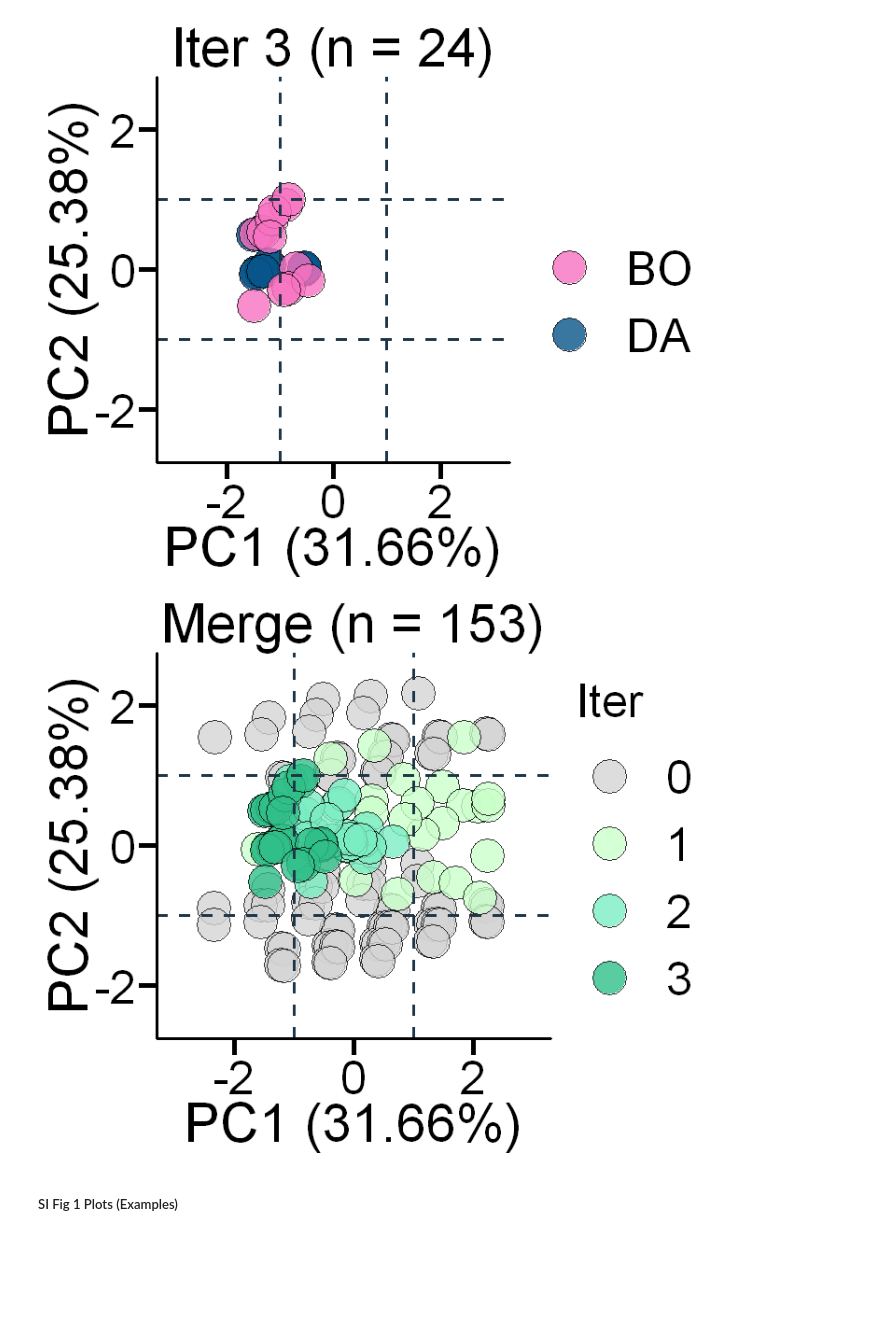
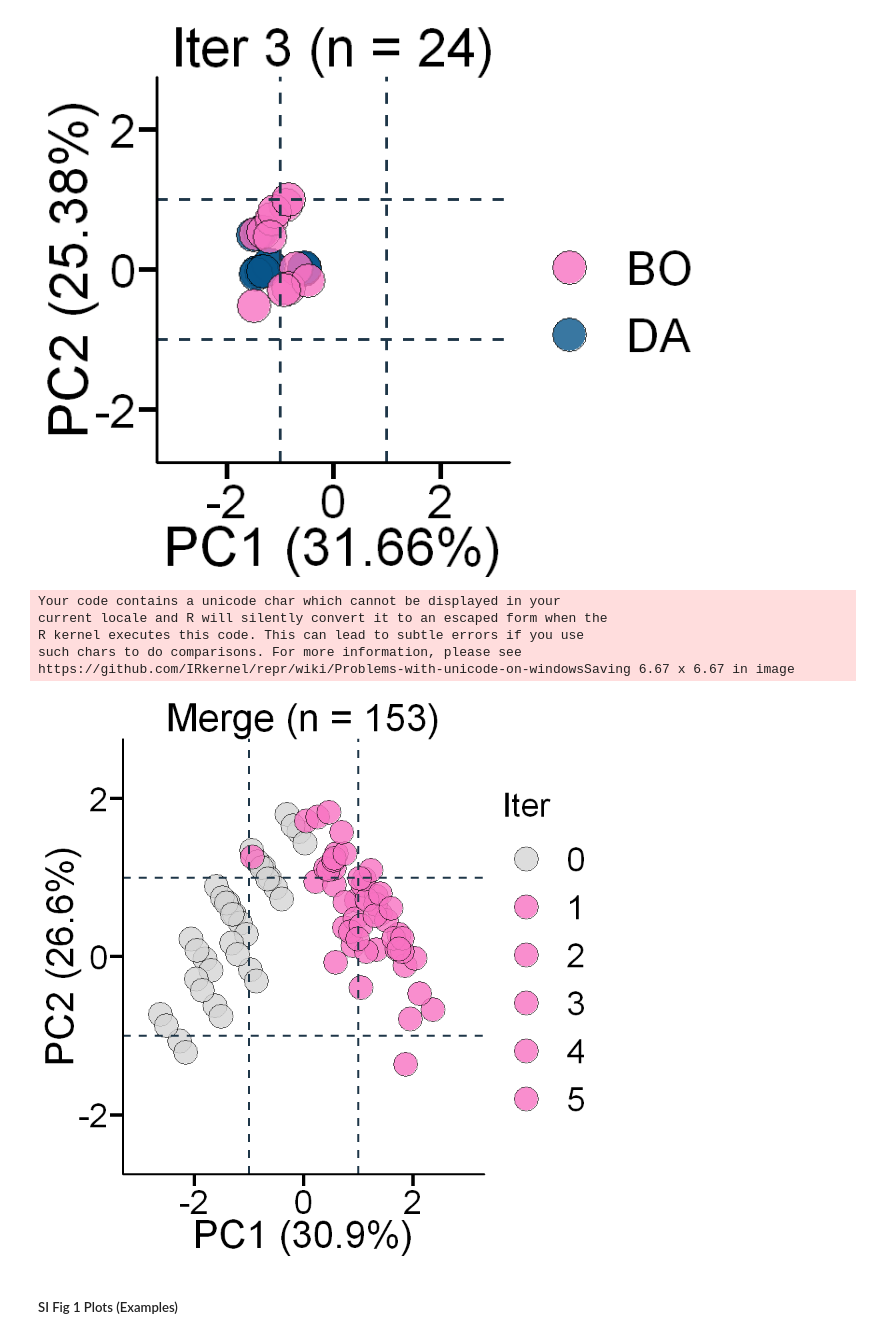
Before and after one commit to MaoResearchGroup/falcon-lnp-optimization, a Jupyter notebook: notebooks/plot_PCA.ipynb, the cells around one changed output. Cells and saved outputs as stored; diff of their text form; code cells hidden in the pictures; blank space fills up the shorter version.

```diff
--- a/notebooks/plot_PCA.ipynb
+++ b/notebooks/plot_PCA.ipynb
@@ -10,11 +10,11 @@ plot_PCA notebook
 #Name of the csv file, used to extract composition data
 # DATASET_NAME = 'Normalized_RAMOS_Single_Objective_3ITER_DSPC_DlinMC3CMA'  # fig 2 composition dataset
 # DATASET_NAME = 'Fig3_PCA_Convergence_Compositions' # fig 3 composition dataset
-DATASET_NAME = 'SuppFig1_PCA_Acquisition_Stability'  # SI Fig 1 PCA dataset
+DATASET_NAME = 'PCA_RAMOS_HEGP2_FALCON_Dataset'  # SI Fig 1 PCA dataset
 # DATASET_NAME = 'Normalized_RAMOS_C2C12_DC24_3T3_Quad_Objective_3ITER_18PG_SM102'  # SI Fig 13 composition dataset
 
-RUN_NAME = "PCA_Analysis_Plots" #for saving generated plots
-cell_type = 'RAMOS' # only needed if you want to shade by LnRLU
+RUN_NAME = "RAMOS_HEPG2_PCA" #for saving generated plots
+cell_type = 'Diff' # only needed if you want to shade by LnRLU
 #cell_type = 'Selectivity' # only needed if you want to shade by LnRLU
 # %% [markdown]
 ### Configuration ###
@@ -65,6 +71,6 @@ head(data)
 # %%
 # Run PCA on the dataset, keeping only the first two principal components
-selected_cols <- c("NP_ratio", "HL_IL.HL", "IL.HL", "PEG_PEG.Chol")
+selected_cols <- c("NP_ratio", "HL_.IL.HL.", "X.IL.HL.", "PEG_.Chol.PEG.")
 
 pca <- prcomp(data[, selected_cols], center = TRUE, scale. = TRUE)
 summary(pca) # Summarizes importance of the principal components
@@ -75,10 +81,12 @@ pca_data <- data.frame(pca$x)
 # Combine with the species data for plotting
 pca_data$Iter <- data$Iter
 pca_data$Opt_Method <- data$Opt_Method
-RLU_col <- paste0("LnRLU_", cell_type)
+RLU_col <- paste0("nLogRLU_", cell_type)
 pca_data$RLU <- data[[RLU_col]]
 pca_data$Cell_Target <- data$Cell_Target
 pca_data$Formula_label <- data$Formula_label
+
+print(head(pca_data))
 # %% [output]
 Importance of components:
                           PC1    PC2    PC3    PC4
@@ -229,36 +445,55 @@ print(p_pca)
 Saving 6.67 x 6.67 in image
 [figure]
 # %%
+#exclude rows with Opt_Method == 'i-optimal'
+filtered_pca_data <- pca_data[pca_data$Opt_Method != 'i-optimal', ]
+#exclude rows with Opt_Method == 'i-optimal_minCT'
+filtered_pca_data <- filtered_pca_data[filtered_pca_data$Opt_Method != 'i-optimal_minCT', ]
+
 #Plot Merge
-custom_colors <- c("0" = "#d4d4d4", "1" = "#caffca", "2" = "#7bedc3", "3" = "#30bf89")
+custom_colors <- c("0" = "#d4d4d4", "1" = "#f872c2", "2" = "#f872c2", "3" = "#f872c2", "4" = "#f872c2","5" = "#f872c2")
 
-p_pca <- ggplot(pca_data, aes(x = PC1, y = PC2, fill = as.factor(Iter))) +
+p_pca <- ggplot(filtered_pca_data, aes(x = PC1, y = PC2, fill = as.factor(Iter))) +
   geom_point(shape = 21, color = "black", stroke = 0.5, alpha = 0.8, size = 10) +  # Black border
   # Adding horizontal dashed lines
   geom_hline(yintercept = c(-1, 1), linetype = "dashed", color = "#1e3648", size = 1) +
   # Adding vertical dashed lines
   geom_vline(xintercept = c(-1, 1), linetype = "dashed", color = "#1e3648", size = 1) +
   # Custom fill color scale
   scale_fill_manual(values = custom_colors) +
   # Axis configuration
   scale_x_continuous(breaks = c(-2, 0, 2), limits = c(-3, 3)) +
   scale_y_continuous(breaks = c(-2, 0, 2), limits = c(-2.5, 2.5)) +
   custom_theme +
+    geom_text(
+    data = subset(hist_data, Formula_label == 162),
+    aes(x = PC1, y = PC2),
+    label = "\u2605",   # ★
+    color = "#CAFFCA",
+    size = 18,
+    fontface = "bold"
+  ) +
+  custom_theme +
   labs(title = "Merge (n = 153)",
-       x = "PC1 (31.66%)",
-       y = "PC2 (25.38%)",
+       x = "PC1 (30.9%)",
+       y = "PC2 (26.6%)",
        fill = "Iter") +  # Update legend label to match fill
   theme(
     legend.position = "right",
     legend.text = element_text(size = 30),
     legend.title = element_text(size = 30)
   )
 
 filename <- paste0("../output/", RUN_NAME, "/Fig2_Merge_PCA.png")
-#ggsave(filename, plot = p_pca, dpi = 600)
+ggsave(filename, plot = p_pca, dpi = 600)
 print(p_pca)
 # %% [output]
+Your code contains a unicode char which cannot be displayed in your
+current locale and R will silently convert it to an escaped form when the
+R kernel executes this code. This can lead to subtle errors if you use
+such chars to do comparisons. For more information, please see
+https://github.com/IRkernel/repr/wiki/Problems-with-unicode-on-windowsSaving 6.67 x 6.67 in image
-[figure, old version]
+[figure, new version]
 # %% [markdown]
 ##### SI Fig 1 Plots (Examples) #####
 # %%
```
Also changed, not shown: parts of 9 cells of this notebook, 45 other files.
